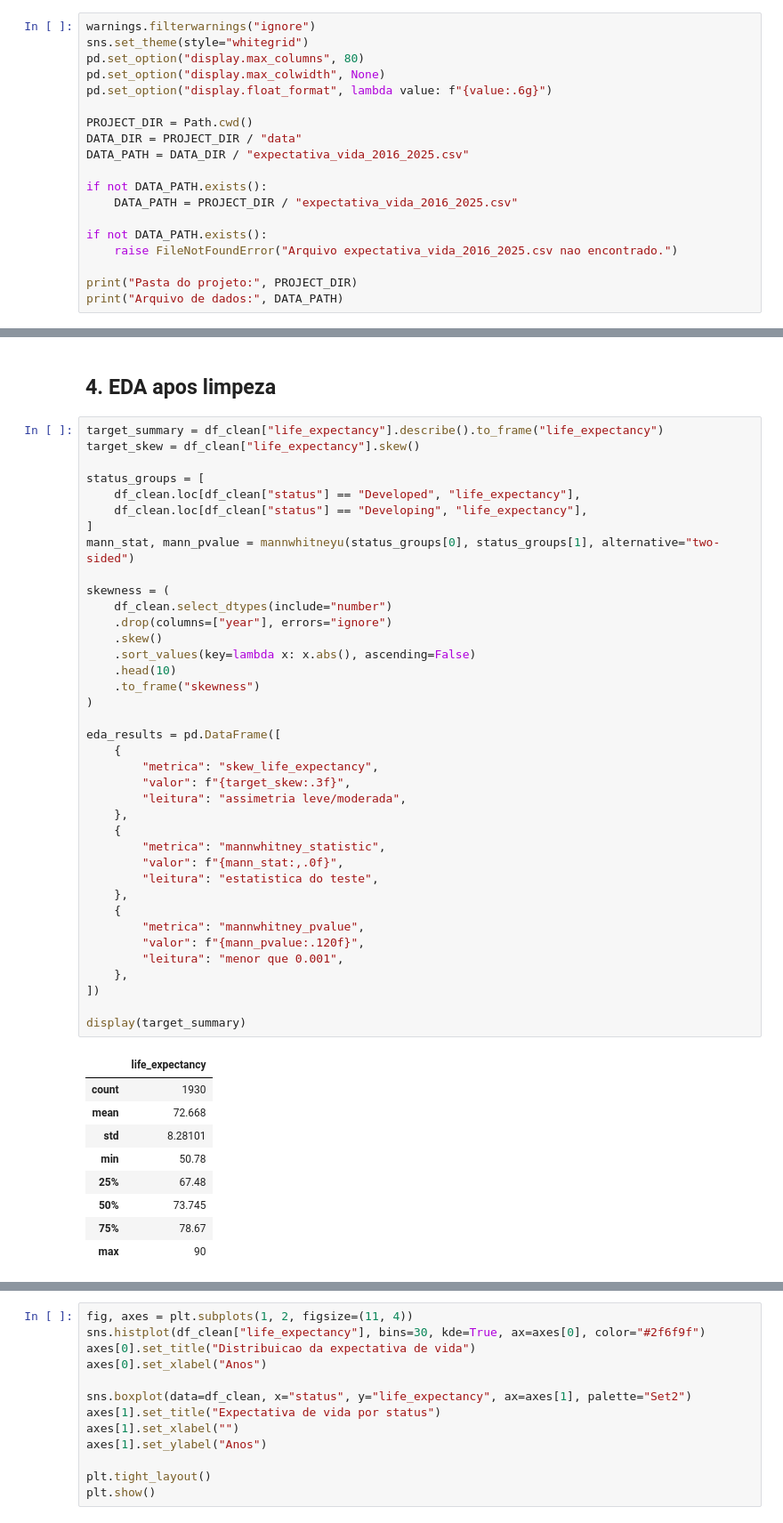
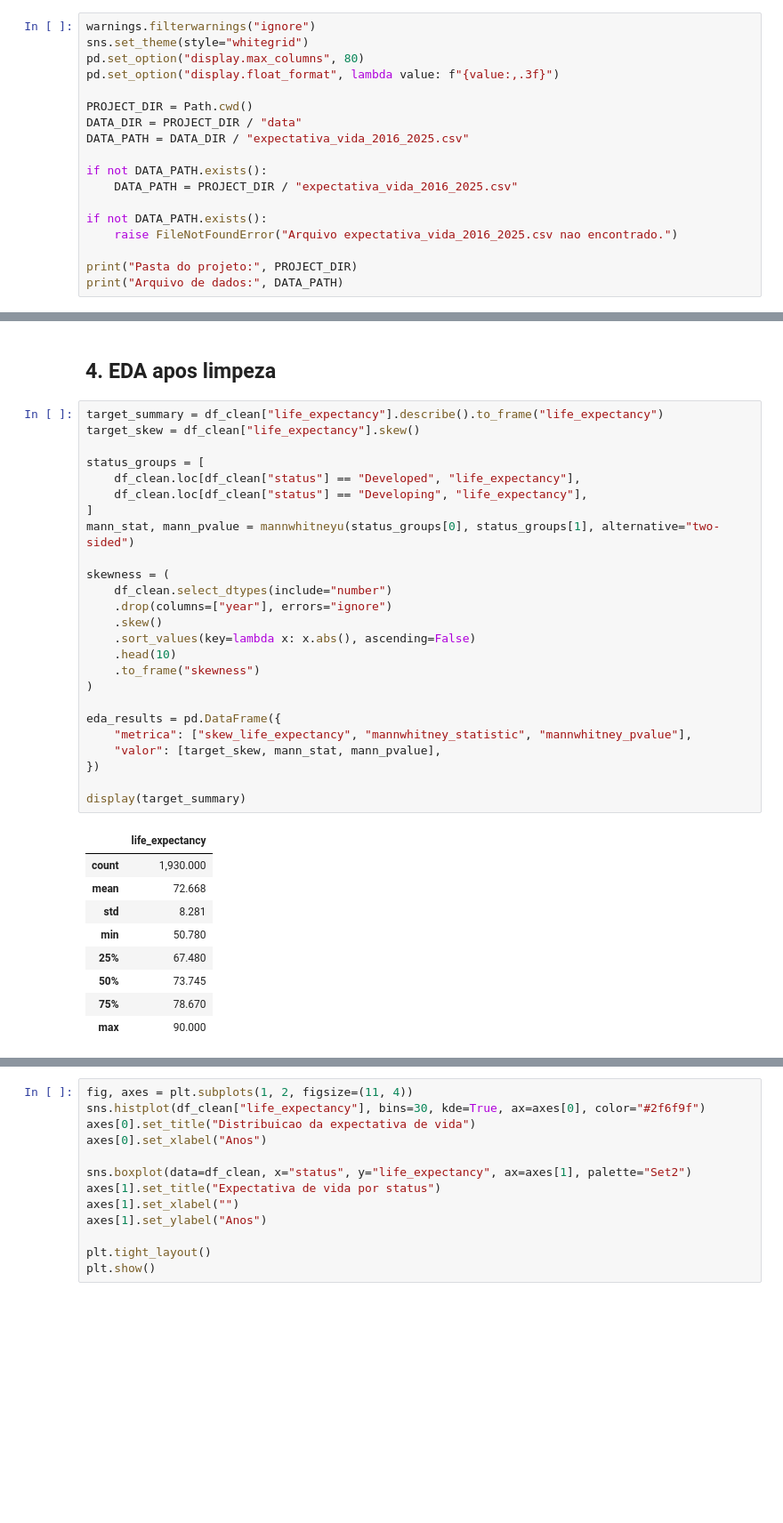
Before and after one commit to jaimejrs/life_expectancy_project, a Jupyter notebook: life_expectancy_project.ipynb, the cells around one changed output, grey strips where cells are left out. Shown at 89% size. Drawn from its saved outputs; the diff is of its cells as text; blank space fills up the shorter version.

Commit message:
revert: restore rounded p-value display

```diff
--- a/life_expectancy_project.ipynb
+++ b/life_expectancy_project.ipynb
@@ -31,8 +31,7 @@ from sklearn.utils import resample
 warnings.filterwarnings("ignore")
 sns.set_theme(style="whitegrid")
 pd.set_option("display.max_columns", 80)
-pd.set_option("display.max_colwidth", None)
-pd.set_option("display.float_format", lambda value: f"{value:.6g}")
+pd.set_option("display.float_format", lambda value: f"{value:,.3f}")
 
 PROJECT_DIR = Path.cwd()
 DATA_DIR = PROJECT_DIR / "data"
@@ -250,51 +249,38 @@ A tabela de resumo confirma que a base ficou sem valores ausentes no final. Como
 # %%
 target_summary = df_clean["life_expectancy"].describe().to_frame("life_expectancy")
 target_skew = df_clean["life_expectancy"].skew()
 
 status_groups = [
     df_clean.loc[df_clean["status"] == "Developed", "life_expectancy"],
     df_clean.loc[df_clean["status"] == "Developing", "life_expectancy"],
 ]
 mann_stat, mann_pvalue = mannwhitneyu(status_groups[0], status_groups[1], alternative="two-sided")
 
 skewness = (
     df_clean.select_dtypes(include="number")
     .drop(columns=["year"], errors="ignore")
     .skew()
     .sort_values(key=lambda x: x.abs(), ascending=False)
     .head(10)
     .to_frame("skewness")
 )
 
-eda_results = pd.DataFrame([
-    {
-        "metrica": "skew_life_expectancy",
-        "valor": f"{target_skew:.3f}",
-        "leitura": "assimetria leve/moderada",
-    },
-    {
-        "metrica": "mannwhitney_statistic",
-        "valor": f"{mann_stat:,.0f}",
-        "leitura": "estatistica do teste",
-    },
-    {
-        "metrica": "mannwhitney_pvalue",
-        "valor": f"{mann_pvalue:.120f}",
-        "leitura": "menor que 0.001",
-    },
-])
+eda_results = pd.DataFrame({
+    "metrica": ["skew_life_expectancy", "mannwhitney_statistic", "mannwhitney_pvalue"],
+    "valor": [target_skew, mann_stat, mann_pvalue],
+})
 
 display(target_summary)
 # %% [output]
 |  | life_expectancy |
-| count | 1930 |
+| count | 1,930.000 |
 | mean | 72.668 |
-| std | 8.28101 |
-| min | 50.78 |
-| 25% | 67.48 |
+| std | 8.281 |
+| min | 50.780 |
+| 25% | 67.480 |
 | 50% | 73.745 |
-| 75% | 78.67 |
-| max | 90 |
+| 75% | 78.670 |
+| max | 90.000 |
 # %%
 display(eda_results)
 # %% [output]
```
Also changed, not shown: parts of 12 cells of this notebook.
